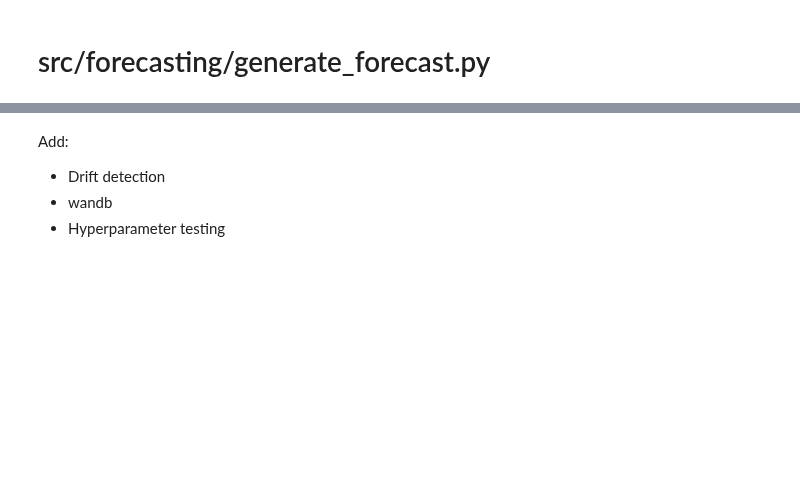
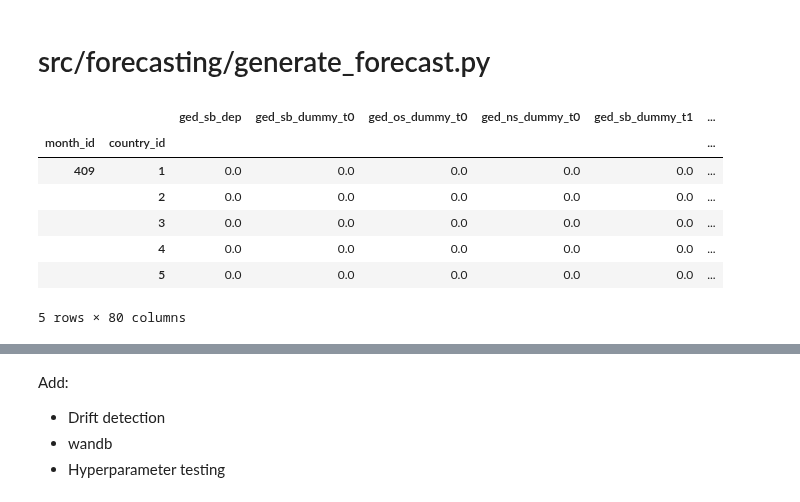
Before and after one commit to prio-data/views_pipeline, a Jupyter notebook: models/electric_relaxation/notebooks/ESCWA_model.ipynb, the cells around one changed output, grey strips where cells are left out. Cells and saved outputs as stored; diff of their text form; code cells hidden in the pictures; blank space fills up the shorter version.

```diff
--- a/models/grapefruit_soda/notebooks/ESCWA_model.ipynb
+++ b/models/electric_relaxation/notebooks/ESCWA_model.ipynb
@@ -382,0 +386,11 @@ calib_predictions.tail(20)
+# %%
+calib_predictions.head()
+# %% [output]
+|  |  | ged_sb_dep | ged_sb_dummy_t0 | ged_os_dummy_t0 | ged_ns_dummy_t0 | ged_sb_dummy_t1 | ... |
+| month_id | country_id |  |  |  |  |  | ... |
+| 409 | 1 | 0.0 | 0.0 | 0.0 | 0.0 | 0.0 | ... |
+|  | 2 | 0.0 | 0.0 | 0.0 | 0.0 | 0.0 | ... |
+|  | 3 | 0.0 | 0.0 | 0.0 | 0.0 | 0.0 | ... |
+|  | 4 | 0.0 | 0.0 | 0.0 | 0.0 | 0.0 | ... |
+|  | 5 | 0.0 | 0.0 | 0.0 | 0.0 | 0.0 | ... |
+5 rows × 80 columns
```
Also changed, not shown: parts of 8 cells of this notebook, 29 other files.
